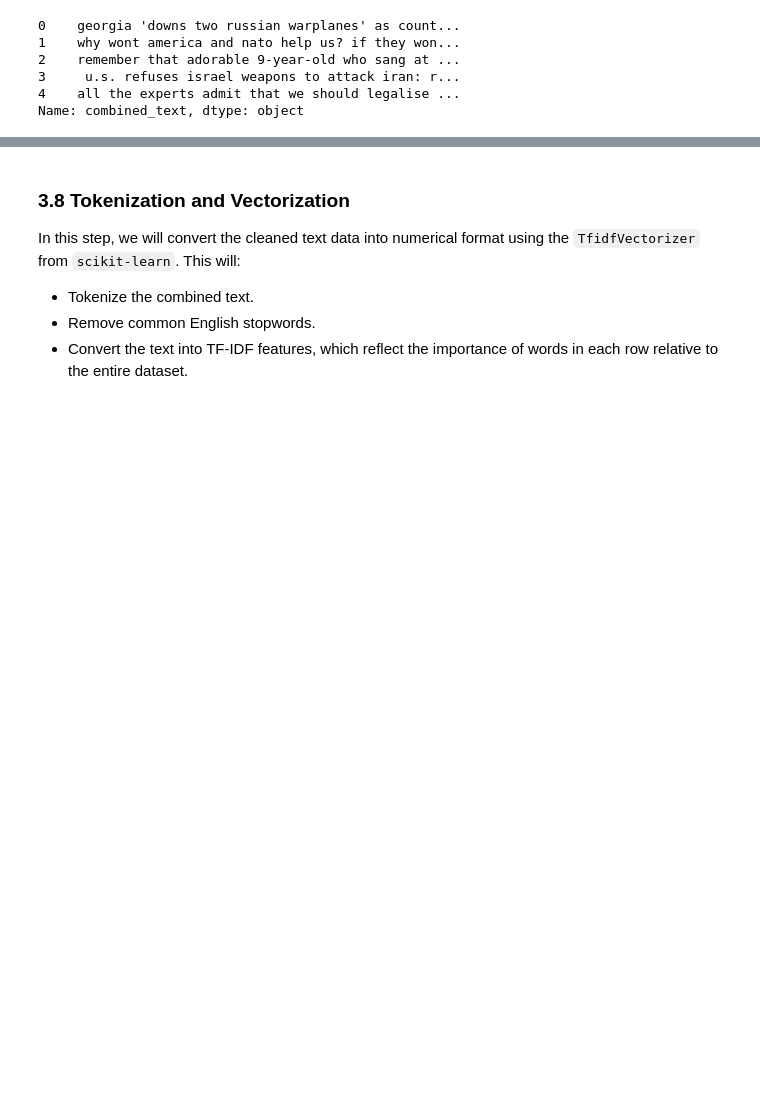
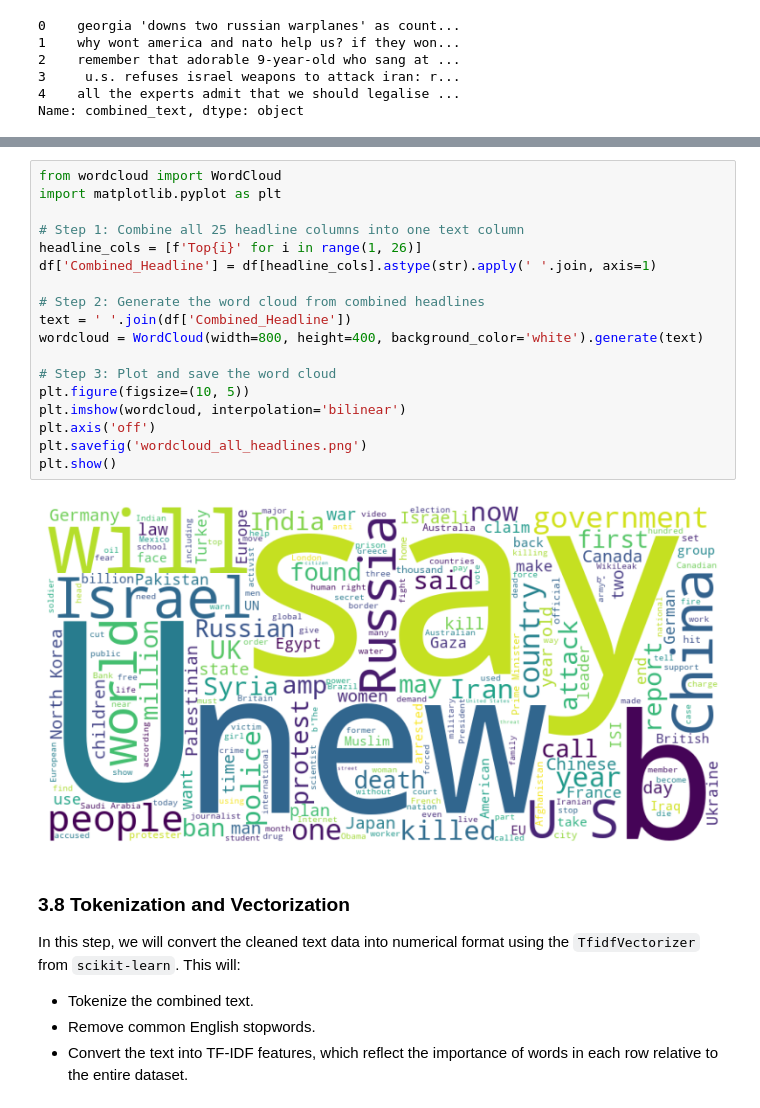
Before and after one commit to don4ye/SentimentPulse, a Jupyter notebook: SentimentPulse_StockPrediction.ipynb, the cells around one changed output, grey strips where cells are left out. Drawn from its saved outputs; the diff is of its cells as text; blank space fills up the shorter version.

```diff
--- a/SentimentPulse_StockPrediction.ipynb
+++ b/SentimentPulse_StockPrediction.ipynb
@@ -169,3 +201,23 @@ Name: combined_text, dtype: object
+# %%
+from wordcloud import WordCloud
+import matplotlib.pyplot as plt
+
+# Step 1: Combine all 25 headline columns into one text column
+headline_cols = [f'Top{i}' for i in range(1, 26)]
+df['Combined_Headline'] = df[headline_cols].astype(str).apply(' '.join, axis=1)
+
+# Step 2: Generate the word cloud from combined headlines
+text = ' '.join(df['Combined_Headline'])
+wordcloud = WordCloud(width=800, height=400, background_color='white').generate(text)
+
+# Step 3: Plot and save the word cloud
+plt.figure(figsize=(10, 5))
+plt.imshow(wordcloud, interpolation='bilinear')
+plt.axis('off')
+plt.savefig('wordcloud_all_headlines.png')
+plt.show()
+# %% [output]
+[figure, added]
 # %% [markdown]
 ### 3.8 Tokenization and Vectorization
 
```
Also changed, not shown: parts of 3 cells of this notebook, 3 other files.
